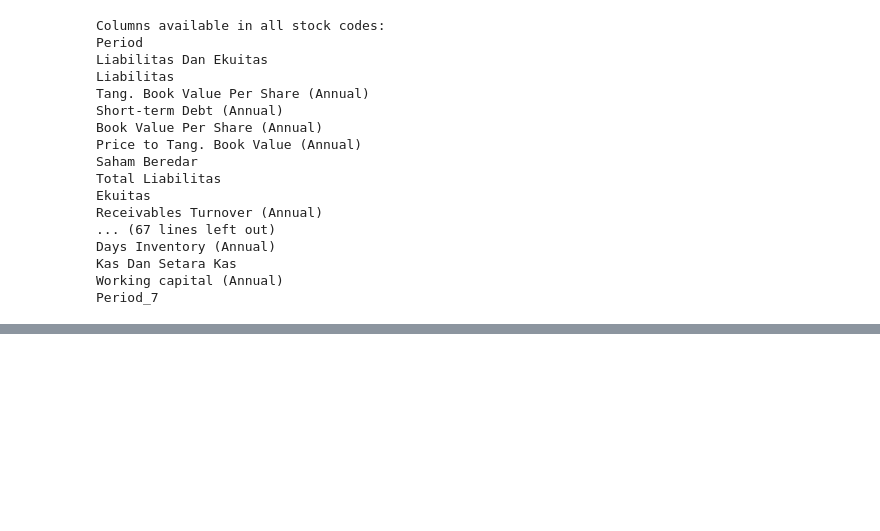
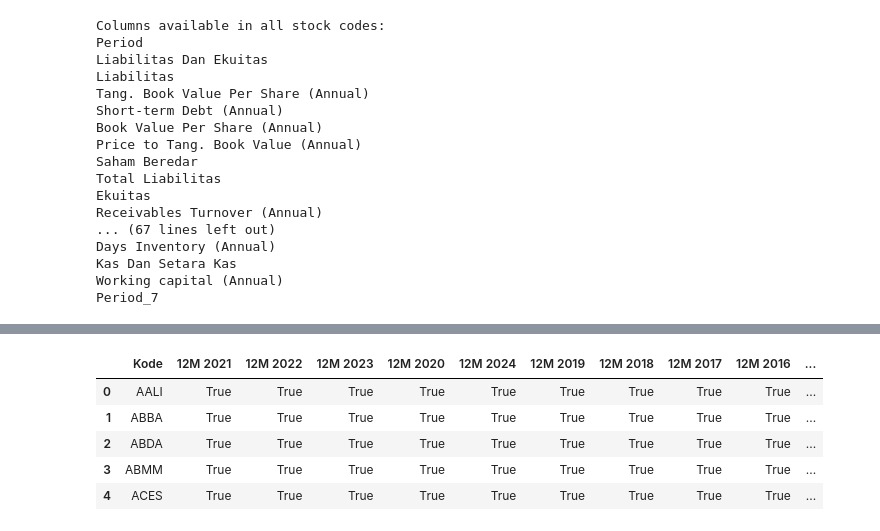
Before and after one commit to falkia34/stocks-cluster, a Jupyter notebook: notebooks/preprocess.ipynb, the cells around one changed output, grey strips where cells are left out. Saved outputs shown, nothing was run; the diff lists cells and outputs as text; code cells hidden in the pictures; blank space fills up the shorter version.

```diff
--- a/notebooks/preprocess.ipynb
+++ b/notebooks/preprocess.ipynb
@@ -153,0 +218,13 @@ Period_7
+# %%
+# Sort the columns by the most True values, excluding the 'Kode' column
+by=report_periods.drop(columns=['Kode']).sum().sort_values(ascending=False).index
+report_periods = report_periods[['Kode'] + list(by)]
+# %%
+report_periods.head()
+# %% [output]
+|  | Kode | 12M 2021 | 12M 2022 | 12M 2023 | 12M 2020 | 12M 2024 | 12M 2019 | 12M 2018 | 12M 2017 | 12M 2016 | ... |
+| 0 | AALI | True | True | True | True | True | True | True | True | True | ... |
+| 1 | ABBA | True | True | True | True | True | True | True | True | True | ... |
+| 2 | ABDA | True | True | True | True | True | True | True | True | True | ... |
+| 3 | ABMM | True | True | True | True | True | True | True | True | True | ... |
+| 4 | ACES | True | True | True | True | True | True | True | True | True | ... |
```
Also changed, not shown: parts of 8 cells of this notebook, 1 other file.
